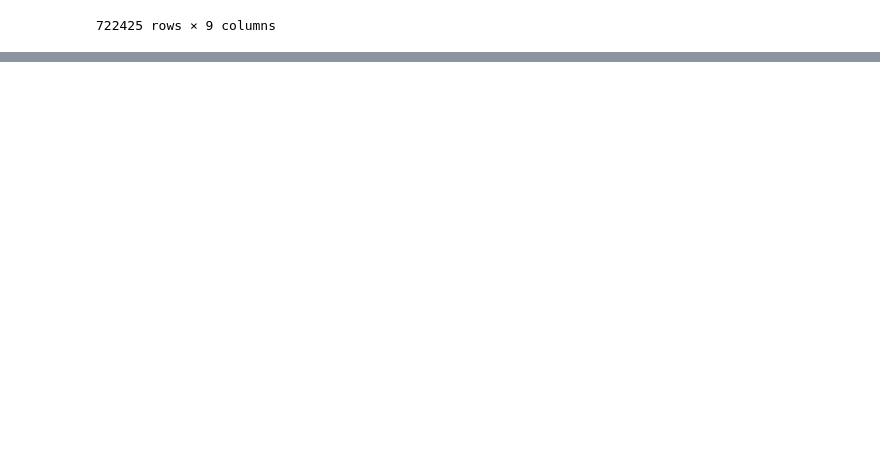
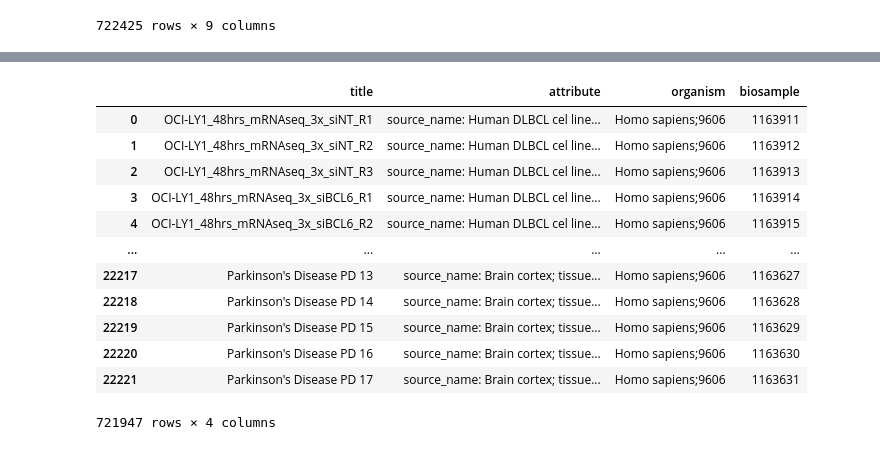
Before and after one commit to epigen/CellWhisperer, a Jupyter notebook: src/datasets/archs4/retrieve_sra_metasra_metadata.ipynb, the cells around one changed output, grey strips where cells are left out. Saved outputs shown, nothing was run; the diff lists cells and outputs as text; code cells hidden in the pictures; blank space fills up the shorter version.

Commit message:
finish metadata retrieval and continue refactoring and linting

```diff
--- a/src/datasets/archs4/retrieve_sra_metasra_metadata.ipynb
+++ b/src/datasets/archs4/retrieve_sra_metasra_metadata.ipynb
@@ -147,12 +30,5 @@ def create_webenv(uids, db):
 # %%
-accession_matchers = {
-    'experiment': re.compile('Experiment acc="([SRX0-9]+)'),
-    'sample': re.compile('Sample acc="(SRS[0-9]+)'),
-    'study': re.compile('Study acc="(SRP[0-9]+)'),
-    'biosample': re.compile('Biosample>(SAMN[0-9]+)'),
-    'bioproject': re.compile('Bioproject>(PRJNA[0-9]+)'),
-    'geo': re.compile('name="(GSM[0-9]+)')
-}
+from metadatamapping import dbutils
 
 uid_batches = it.batched(
     srauid_map.uid,
@@ -166,10 +42,10 @@ for uid_list in uid_batches:
     web_env_info = create_webenv(uid_list, 'sra')
     print(web_env_info)
 
-    accessions = get_data_from_esummary(
+    accessions = dbutils.data_from_esummary(
         web_env_info,
         'sra',
-        parse_esummary_response,
+        dbutils.parse_esummary_response,
         len(uid_list),
         accession_matchers
     )
@@ -379,3 +229,14 @@ linked_uids.to_csv(
     'sra_to_biosample.csv',
     index = False
 )
+# %%
+import numpy as np
+
+
+linked_uids = pd.read_csv(
+    'sra_to_biosample.csv.gz',
+    compression = 'gzip'
+)
+linked_uids = linked_uids.dropna()
+linked_uids['biosample'] = linked_uids.biosample.astype(int)
+linked_uids
@@ -478,7 +353,7 @@ biosample_batches = it.batched(
 )
 metadata_frames = []
 n = 0
-for uid_list in uid_batches:
+for uid_list in biosample_batches:
     print(f'retrieving uids {n} to {n + len(uid_list)}')
     n += len(uid_list)
     web_env_info = create_webenv(uid_list, 'biosample')
@@ -488,7 +363,7 @@ for uid_list in uid_batches:
         web_env_info,
         'biosample',
         parse_biosample_esummary_response,
-        len(linked_uids)
+        len(uid_list),
         metadata_parsers
     )
     metadata_frames.append(metadata)
@@ -522,3 +392,19 @@ array(['SRP031885', 'SRP067844', 'SRP082679', ..., 'SRP124517',
+# %%
+metadata
+# %% [output]
+|  | title | attribute | organism | biosample |
+| 0 | OCI-LY1_48hrs_mRNAseq_3x_siNT_R1 | source_name: Human DLBCL cel line... | Homo sapiens;9606 | 1163911 |
+| 1 | OCI-LY1_48hrs_mRNAseq_3x_siNT_R2 | source_name: Human DLBCL cel line... | Homo sapiens;9606 | 1163912 |
+| 2 | OCI-LY1_48hrs_mRNAseq_3x_siNT_R3 | source_name: Human DLBCL cel line... | Homo sapiens;9606 | 1163913 |
+| 3 | OCI-LY1_48hrs_mRNAseq_3x_siBCL6_R1 | source_name: Human DLBCL cel line... | Homo sapiens;9606 | 1163914 |
+| 4 | OCI-LY1_48hrs_mRNAseq_3x_siBCL6_R2 | source_name: Human DLBCL cel line... | Homo sapiens;9606 | 1163915 |
+| ... | ... | ... | ... | ... |
+| 22217 | Parkinson's Disease PD 13 | source_name: Brain cortex; tissue... | Homo sapiens;9606 | 1163627 |
+| 22218 | Parkinson's Disease PD 14 | source_name: Brain cortex; tissue... | Homo sapiens;9606 | 1163628 |
+| 22219 | Parkinson's Disease PD 15 | source_name: Brain cortex; tissue... | Homo sapiens;9606 | 1163629 |
+| 22220 | Parkinson's Disease PD 16 | source_name: Brain cortex; tissue... | Homo sapiens;9606 | 1163630 |
+| 22221 | Parkinson's Disease PD 17 | source_name: Brain cortex; tissue... | Homo sapiens;9606 | 1163631 |
+721947 rows × 4 columns
 # %%
 import certifi
 import urllib3
```
Also changed, not shown: parts of 12 cells of this notebook, 4 other files.
